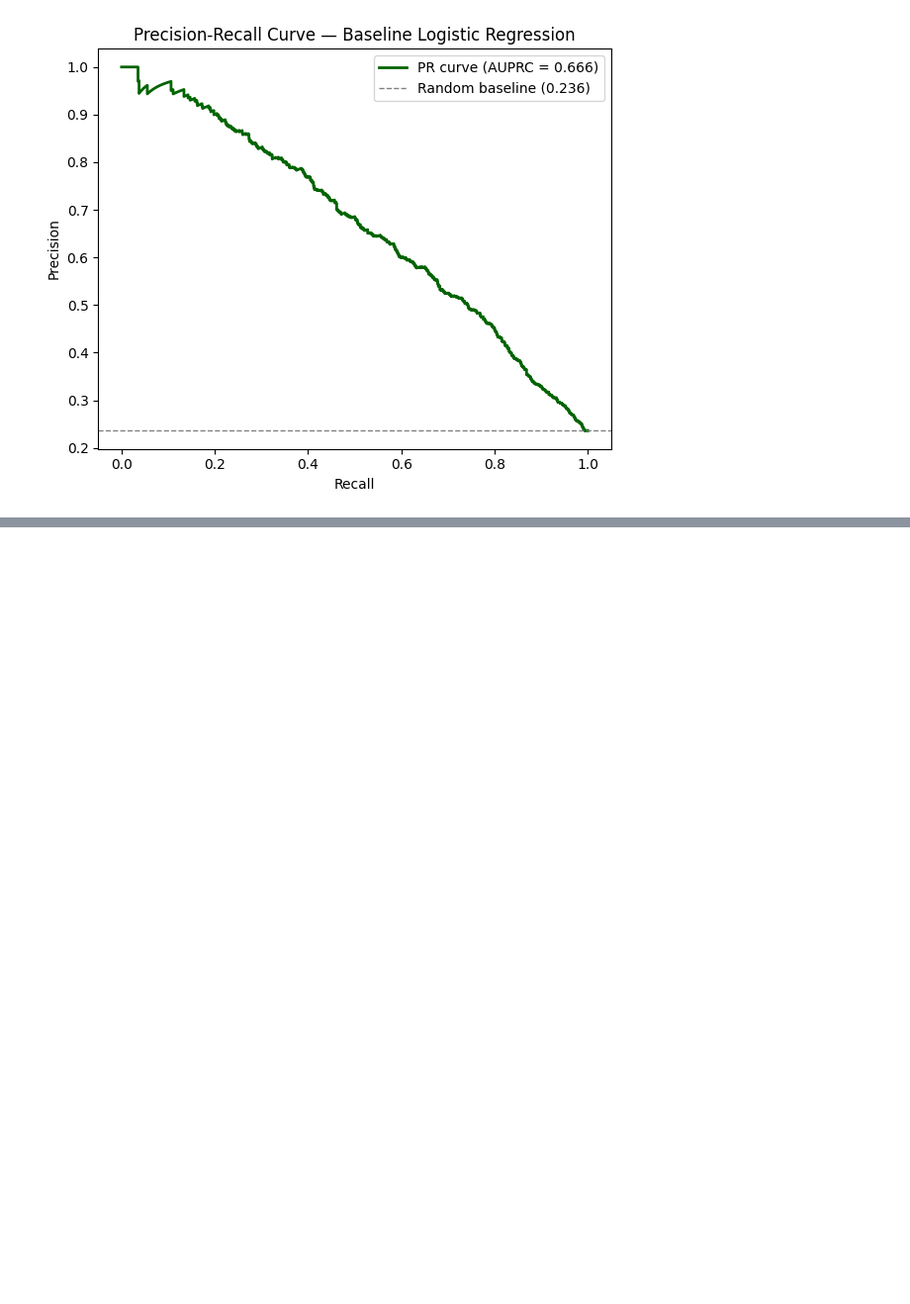
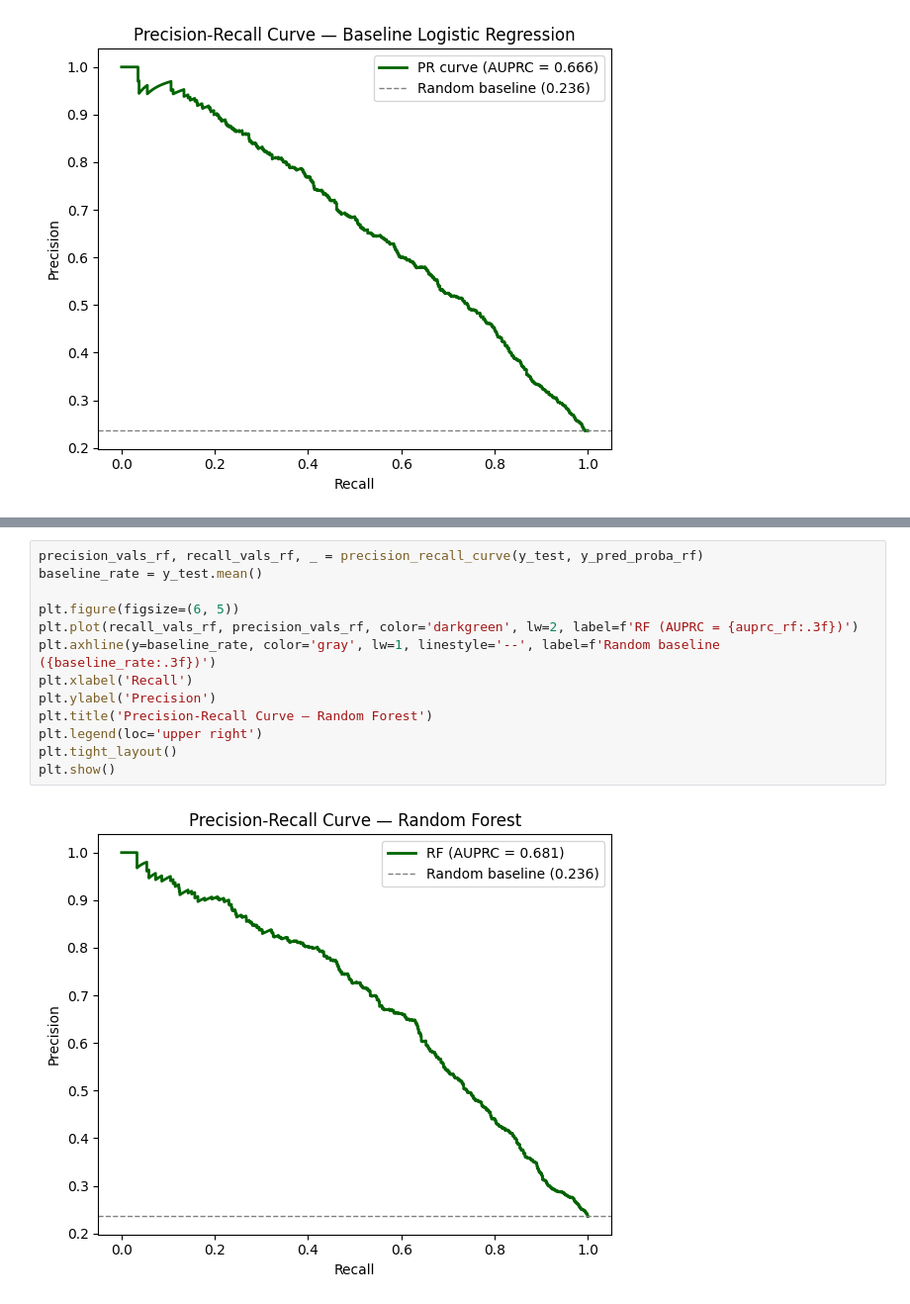
Before and after one commit to omiiii274/AKI-Prediction-in-Type-2-Diabetes-Patient-, a Jupyter notebook: notebooks/explore_data.ipynb, the cells around one changed output, grey strips where cells are left out. Shown at 99% size. Saved outputs shown, nothing was run; the diff lists cells and outputs as text; blank space fills up the shorter version.

```diff
--- a/notebooks/explore_data.ipynb
+++ b/notebooks/explore_data.ipynb
@@ -590,0 +677,15 @@ plt.show()
+# %%
+precision_vals_rf, recall_vals_rf, _ = precision_recall_curve(y_test, y_pred_proba_rf)
+baseline_rate = y_test.mean()
+
+plt.figure(figsize=(6, 5))
+plt.plot(recall_vals_rf, precision_vals_rf, color='darkgreen', lw=2, label=f'RF (AUPRC = {auprc_rf:.3f})')
+plt.axhline(y=baseline_rate, color='gray', lw=1, linestyle='--', label=f'Random baseline ({baseline_rate:.3f})')
+plt.xlabel('Recall')
+plt.ylabel('Precision')
+plt.title('Precision-Recall Curve — Random Forest')
+plt.legend(loc='upper right')
+plt.tight_layout()
+plt.show()
+# %% [output]
+[figure, added]
```
Also changed, not shown: parts of 8 cells of this notebook, 4 other files.
